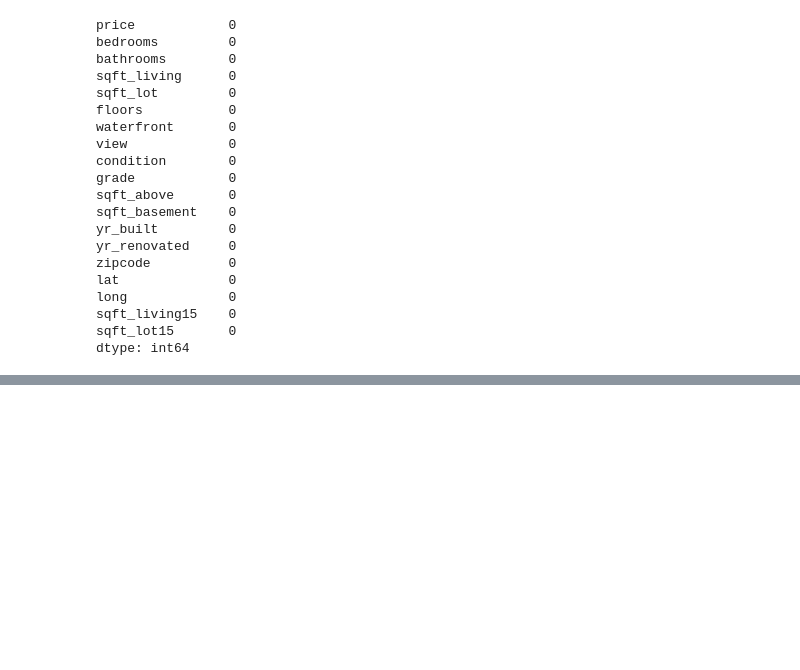
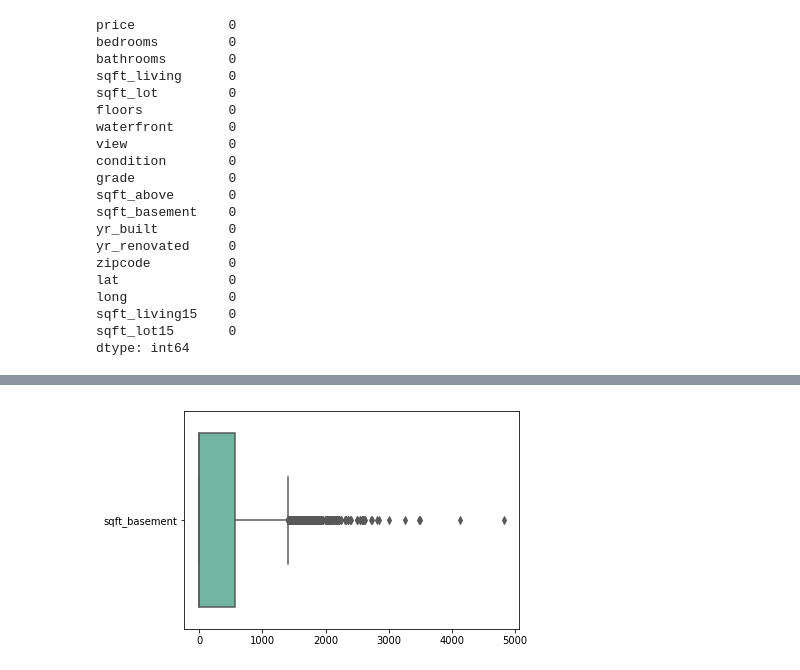
Before and after one commit to GreatLearningAIML1/pgpml-pune-oct18-pradeepprajapati20, a Jupyter notebook: Featurization Model selection and Tuning_R4_Project.ipynb, the cells around one changed output, grey strips where cells are left out. Saved outputs shown, nothing was run; the diff lists cells and outputs as text; code cells hidden in the pictures; blank space fills up the shorter version.

```diff
--- a/Featurization Model selection and Tuning_R4_Project.ipynb
+++ b/Featurization Model selection and Tuning_R4_Project.ipynb
@@ -133,0 +172,4 @@ kc_house_df.sample(10)
+# %%
+ax = sns.boxplot(data=kc_house_df[['sqft_basement']], orient="h", palette="Set2")
+# %% [output]
+[figure, added]
```
Also changed, not shown: parts of 27 cells of this notebook.
